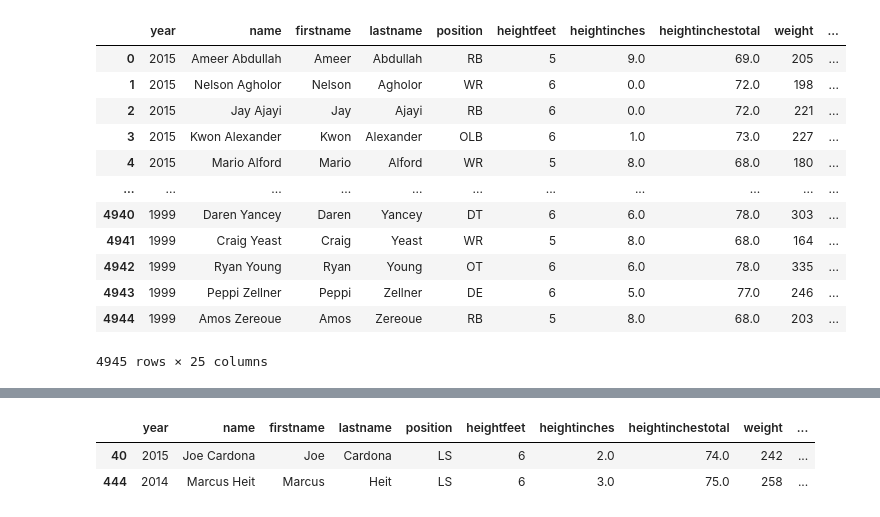
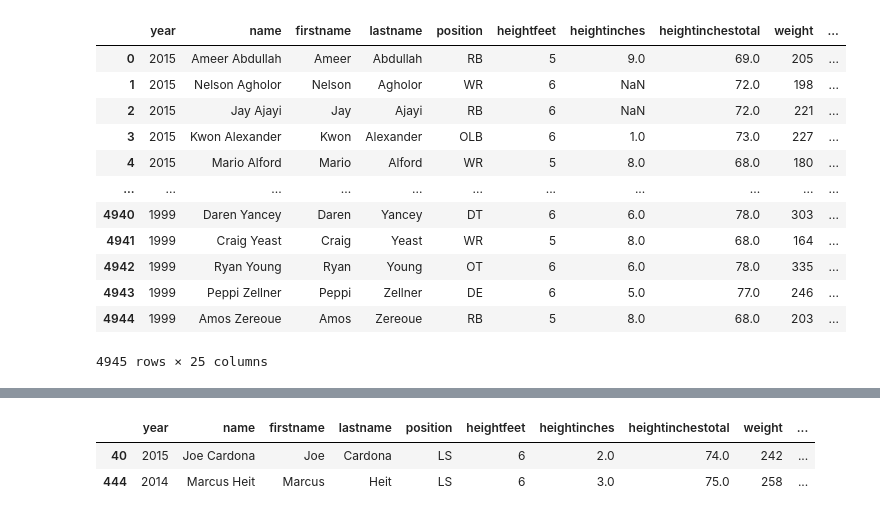
Before and after one commit to Pranav-Sukumar/NFL_Combine_Analysis, a Jupyter notebook: Seenu_Initial_Analysis/SeenuNFL.ipynb, the cells around one changed output, grey strips where cells are left out. Cells and saved outputs as stored; diff of their text form; code cells hidden in the pictures.

```diff
--- a/Seenu_Initial_Analysis/SeenuNFL.ipynb
+++ b/Seenu_Initial_Analysis/SeenuNFL.ipynb
@@ -6,12 +6,13 @@ import numpy as np
 #ILB OLB DE LS OC
 # %%
 raw_data = pd.read_csv('NFLCombineData.csv')
+raw_data = raw_data.replace(0, np.NaN)
 raw_data
 # %% [output]
 |  | year | name | firstname | lastname | position | heightfeet | heightinches | heightinchestotal | weight | ... |
 | 0 | 2015 | Ameer Abdullah | Ameer | Abdullah | RB | 5 | 9.0 | 69.0 | 205 | ... |
-| 1 | 2015 | Nelson Agholor | Nelson | Agholor | WR | 6 | 0.0 | 72.0 | 198 | ... |
-| 2 | 2015 | Jay Ajayi | Jay | Ajayi | RB | 6 | 0.0 | 72.0 | 221 | ... |
+| 1 | 2015 | Nelson Agholor | Nelson | Agholor | WR | 6 | NaN | 72.0 | 198 | ... |
+| 2 | 2015 | Jay Ajayi | Jay | Ajayi | RB | 6 | NaN | 72.0 | 221 | ... |
 | 3 | 2015 | Kwon Alexander | Kwon | Alexander | OLB | 6 | 1.0 | 73.0 | 227 | ... |
 | 4 | 2015 | Mario Alford | Mario | Alford | WR | 5 | 8.0 | 68.0 | 180 | ... |
 | ... | ... | ... | ... | ... | ... | ... | ... | ... | ... | ... |
```
Also changed, not shown: parts of 10 cells of this notebook.
